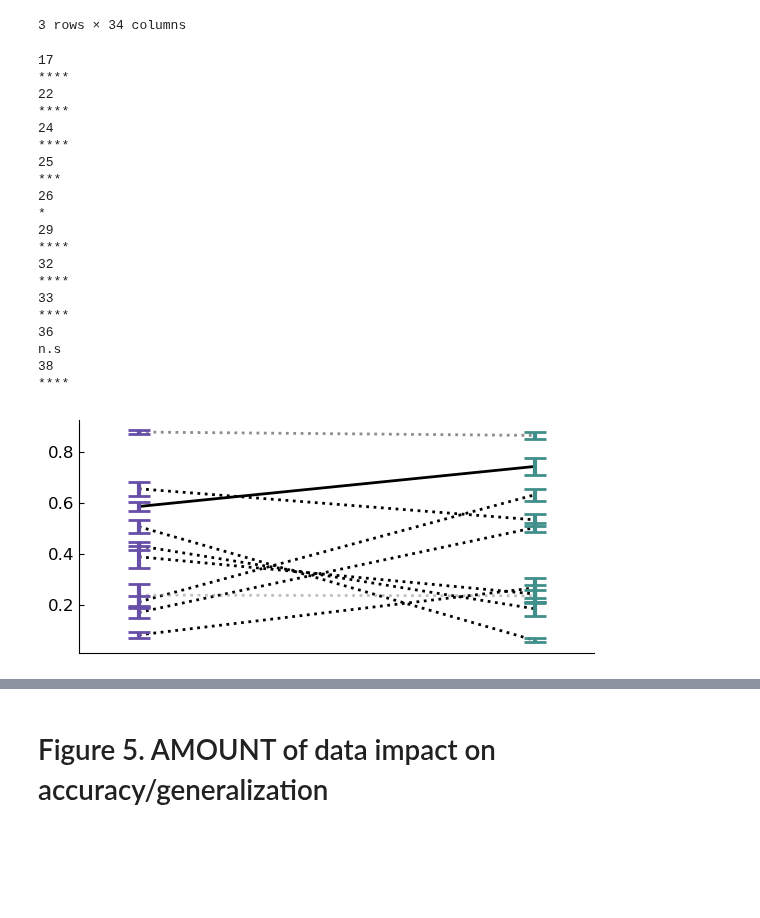
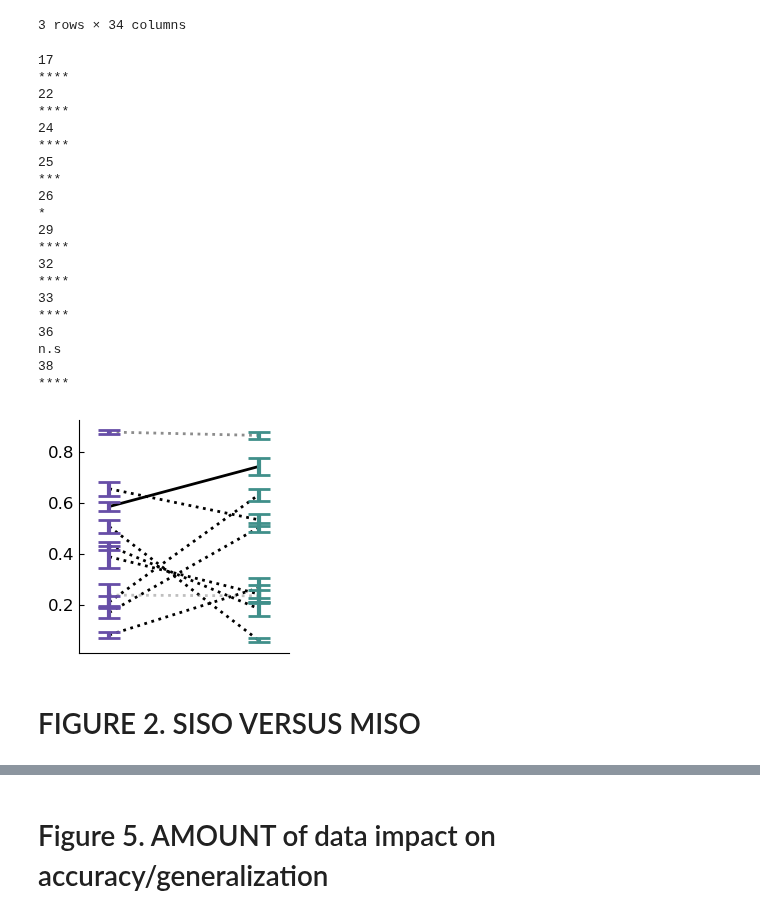
Before and after one commit to mayolabvision/NeuralDecoding, a Jupyter notebook: analyses/etra_plots.ipynb, the cells around one changed output, grey strips where cells are left out. Saved outputs shown, nothing was run; the diff lists cells and outputs as text; code cells hidden in the pictures; blank space fills up the shorter version.

```diff
--- a/analyses/etra_plots.ipynb
+++ b/analyses/etra_plots.ipynb
@@ -28,7 +28,7 @@ from scipy.stats import mannwhitneyu, normaltest, zscore, wilcoxon, ttest_rel
 cols = ['#dc6d3f','#f1c232','#317c32','#20a693','#358eb9','#3127d7','#a624d7','#d51f89']
 cols = [mcolors.to_rgb(col) for col in cols]
 
-etra_cols = ['#674ea7','#408f8a','#5276e1']
+etra_cols = ['#674ea7','#408f8a','#5276E1']
 etra_cols = [mcolors.to_rgb(col) for col in etra_cols]
 
 grays = ['#f4d3c5','#faecc1','#c1d7c1','#bce4de','#c2ddea','#c1bef3','#e4bdf3','#f2bbdb']
@@ -857,8 +841,8 @@ df.head(3)
 3 rows × 34 columns
 # %%
 #fig, axes = plt.subplots(len(df['model'].unique()),3,figsize=(10,12), sharex=True, sharey=False)
-fig, ax = plt.subplots(figsize=(6, 3))
-plt.rcParams.update({'font.size': 12})
+fig, ax = plt.subplots(figsize=(4.5, 3))
+plt.rcParams.update({'font.size': 11})
 fig.tight_layout()
 
 types = ['mt','fef']
@@ -878,7 +862,7 @@ for i,t in enumerate(types):
     r2 = get_R2(y_true,y_pred)
 
     text_box = f"$R^2_x$ = {r2[0]:.2f}, $R^2_y$ = {r2[1]:.2f}"
-    ax.text(0.18, 0.13-(i/11), text_box, transform=ax.transAxes, fontsize=9.5, ha='center', va='bottom', color=etra_cols[i])
+    ax.text(0.21, 0.13-(i/11), text_box, transform=ax.transAxes, fontsize=9.5, ha='center', va='bottom', color=etra_cols[i])
 
 ax.spines['right'].set_color('none')
 #axes[i].spines['bottom'].set_color('none')
@@ -896,7 +880,7 @@ fig.savefig(FIG_FOLDER+'/traces_mtfef_r2xy.png', dpi=600, bbox_inches='tight')
 ## Figure 4. Summary decoder results
 # %%
 column_names = ['line','sess','timePrePost','output_binWidth','downsample_factor','input_timeWindow','input_binWidth','numNeurons','nMT','nFEF','outer_fold','repeat','trainRatio','numObservations','output','model','inputLayers','pcaFlag','prms','preProcess_time','train_time','test_time','R2_train','rho_train','rmse_train','R2_test','rho_test','rmse_test']
-df, _ = get_outputs(DATA_FOLDER,["df1"],column_names,withTraces=False) # position
+df, _ = get_outputs(DATA_FOLDER,["stl0","pc0"],column_names,withTraces=False) # position
 #ya_test, c_test = get_actualTraces(DATA_FOLDER, df)
 #df = fix_svr(df,yp_train,yp_test,ya_train,ya_test)
 
@@ -909,7 +893,7 @@ df.head(3)
 3 rows × 34 columns
 # %%
 #fig, axes = plt.subplots(1,1,figsize=(10,5), sharex=True, sharey='row',gridspec_kw={'height_ratios': [2, 1]}) #6,5.5
-fig, ax = plt.subplots(figsize=(6, 3))
+fig, ax = plt.subplots(figsize=(3, 3))
 plt.rcParams.update({'font.size': 12})
 fig.tight_layout()
 
@@ -955,34 +939,36 @@ for s,sess in enumerate(df['sess'].unique()):
         ax.errorbar(pos, y, yerr, lw=3, capsize=8, capthick=2, color=color, zorder=1)
 
     ax.set_xticks([0,1])
-    ax.set_xlim([-0.15,1.15])
+    ax.set_xlim([-0.2,1.2])
     ax.set_xticklabels([], rotation=0)
     ax.tick_params(direction='in',bottom=0)
     ax.spines['right'].set_color('none')
     ax.spines['top'].set_color('none')
 
 
 #plt.subplots_adjust(wspace=0.1, hspace=0.15)
 fig.savefig(FIG_FOLDER+'/sum_mtfef_r2xy.png', dpi=600, bbox_inches='tight')
 # %% [output]
 17
 ****
 22
 ****
 24
 ****
 25
 ***
 26
 *
 29
 ****
 32
 ****
 33
 ****
 36
 n.s
 38
 ****
-[figure, old version]
+[figure, new version]
+# %% [markdown]
+# FIGURE 2. SISO VERSUS MISO
```
Also changed, not shown: parts of 12 cells of this notebook, 1 other file.
